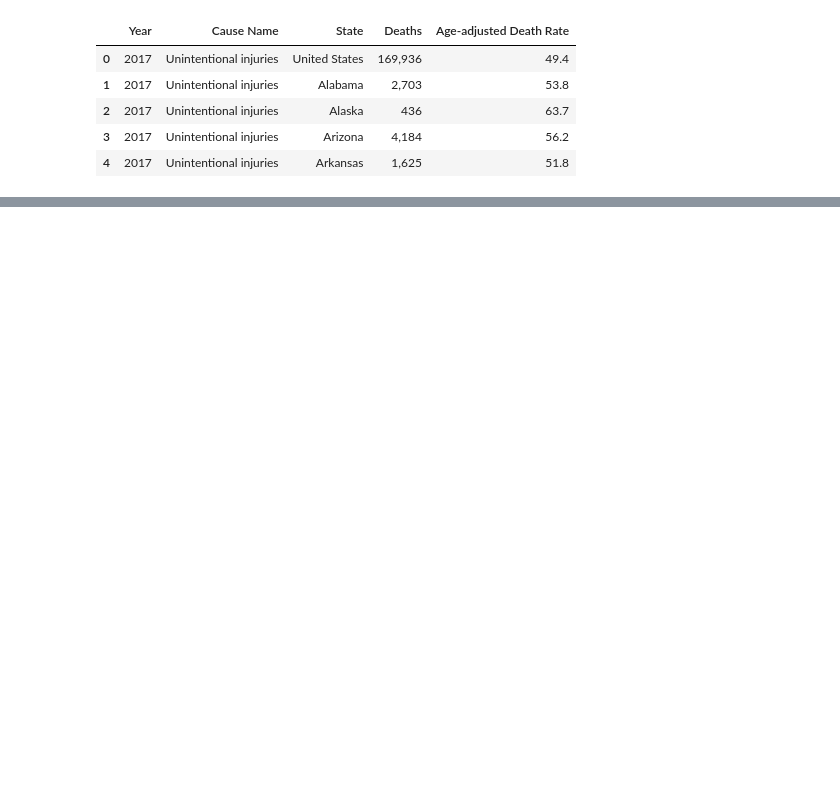
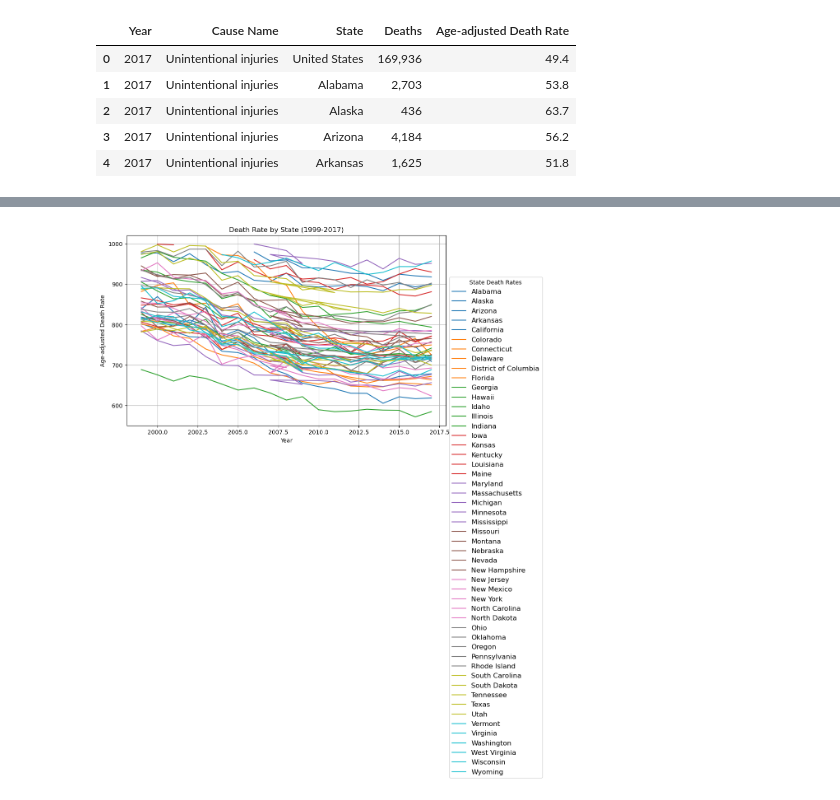
Before and after one commit to gshi76/Project1, a Jupyter notebook: Soumiktest.ipynb, the cells around one changed output, grey strips where cells are left out. Saved outputs shown, nothing was run; the diff lists cells and outputs as text; code cells hidden in the pictures; blank space fills up the shorter version.

```diff
--- a/Soumiktest.ipynb
+++ b/Soumiktest.ipynb
@@ -32,0 +95,20 @@ death_df.head()
+# %%
+# Define a colormap (adjust the number of colors for the number of states) From google gemini
+num_colors = len(filtered_df['State'].unique())  # Get number of unique states
+cmap = plt.cm.get_cmap('tab10', num_colors)  # Choose a colormap idea from google gemini
+
+# Create a dictionary to map states to colors
+state_to_color = dict(zip(filtered_df['State'].unique(), cmap(range(num_colors))))
+plt.figure(figsize=(10, 6))
+
+for state, data in filtered_df.groupby('State'):
+    plt.plot(data['Year'], data['Age-adjusted Death Rate'], label=state, color=state_to_color[state])
+
+plt.xlabel('Year')
+plt.ylabel('Age-adjusted Death Rate')
+plt.title('Death Rate by State (1999-2017)')
+plt.legend(title='State Death Rates', prop={'size': 12}, bbox_to_anchor=(1, 0.8))
+plt.grid(True)
+plt.show()
+# %% [output]
+[figure, added]
```
Also changed, not shown: parts of 11 cells of this notebook, 1 other file.
